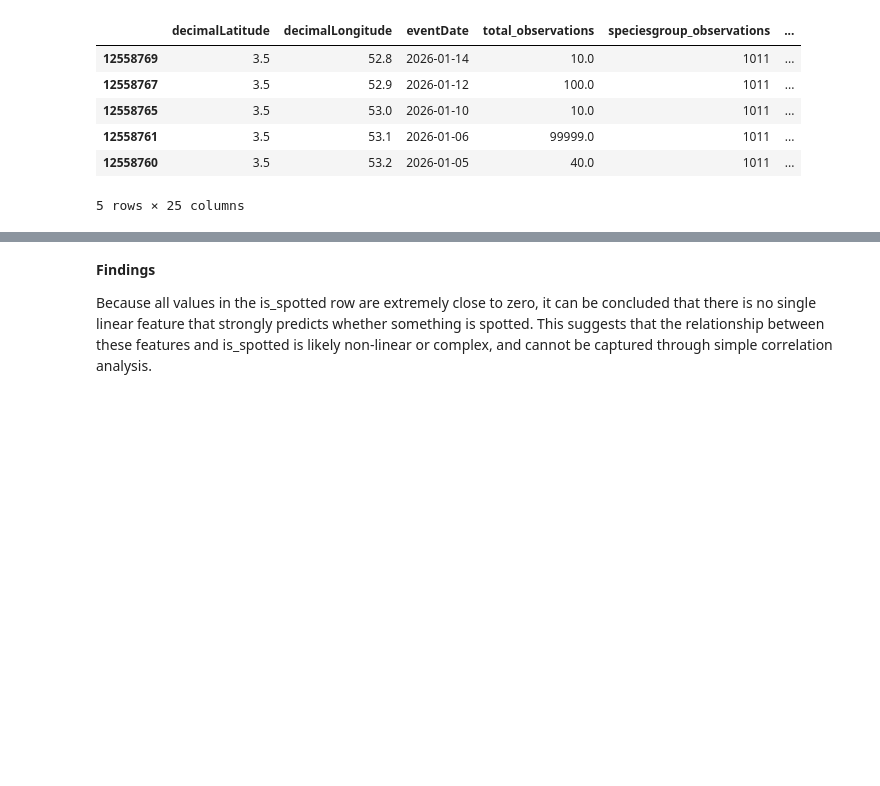
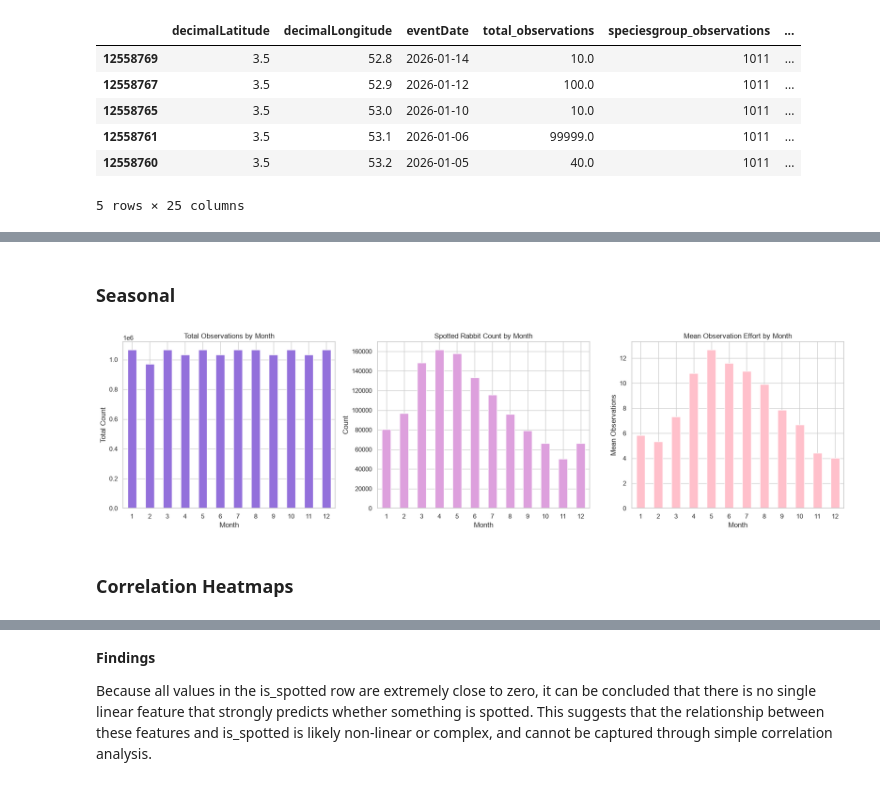
Before and after one commit to Sannebeast/Rabbitions, a Jupyter notebook: notebooks/project.ipynb, the cells around one changed output, grey strips where cells are left out. Cells and saved outputs as stored; diff of their text form; code cells hidden in the pictures; blank space fills up the shorter version.

```diff
--- a/notebooks/project.ipynb
+++ b/notebooks/project.ipynb
@@ -637,0 +430,34 @@ plt.show()
+# %% [markdown]
+### Seasonal
+# %%
+df["month"] = df["eventDate"].dt.month
+
+fig, axes = plt.subplots(1, 3, figsize=(18, 5))
+
+# 1. Total Observation Distribution by Month
+df["month"].value_counts().sort_index().plot(kind="bar", ax=axes[0], color="mediumpurple")
+axes[0].set_title("Total Observations by Month")
+axes[0].set_ylabel("Total Count")
+axes[0].set_xlabel("Month")
+axes[0].tick_params(axis='x', rotation=0)
+
+# 2. Spotted rabbit distribution by Month
+df[df["is_spotted"] == 1]["month"].value_counts().sort_index().plot(kind="bar", ax=axes[1], color="plum")
+axes[1].set_title("Spotted Rabbit Count by Month")
+axes[1].set_ylabel("Count")
+axes[1].set_xlabel("Month")
+axes[1].tick_params(axis='x', rotation=0)
+
+# 3. Mean observation effort by Month
+df.groupby("month")["total_observations"].mean().sort_index().plot(kind="bar", ax=axes[2], color="pink")
+axes[2].set_title("Mean Observation Effort by Month")
+axes[2].set_ylabel("Mean Observations")
+axes[2].set_xlabel("Month")
+axes[2].tick_params(axis='x', rotation=0)
+
+plt.tight_layout()
+plt.show()
+# %% [output]
+[figure, new version]
+# %% [markdown]
+### Correlation Heatmaps
```
Also changed, not shown: parts of 32 cells of this notebook.
